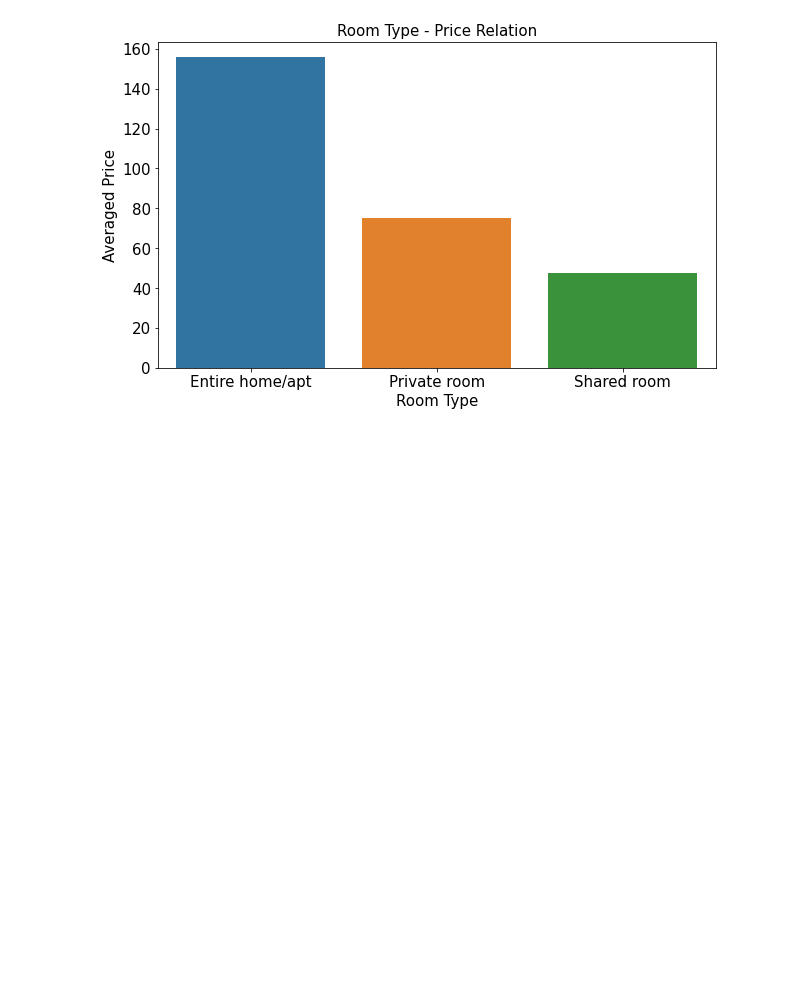
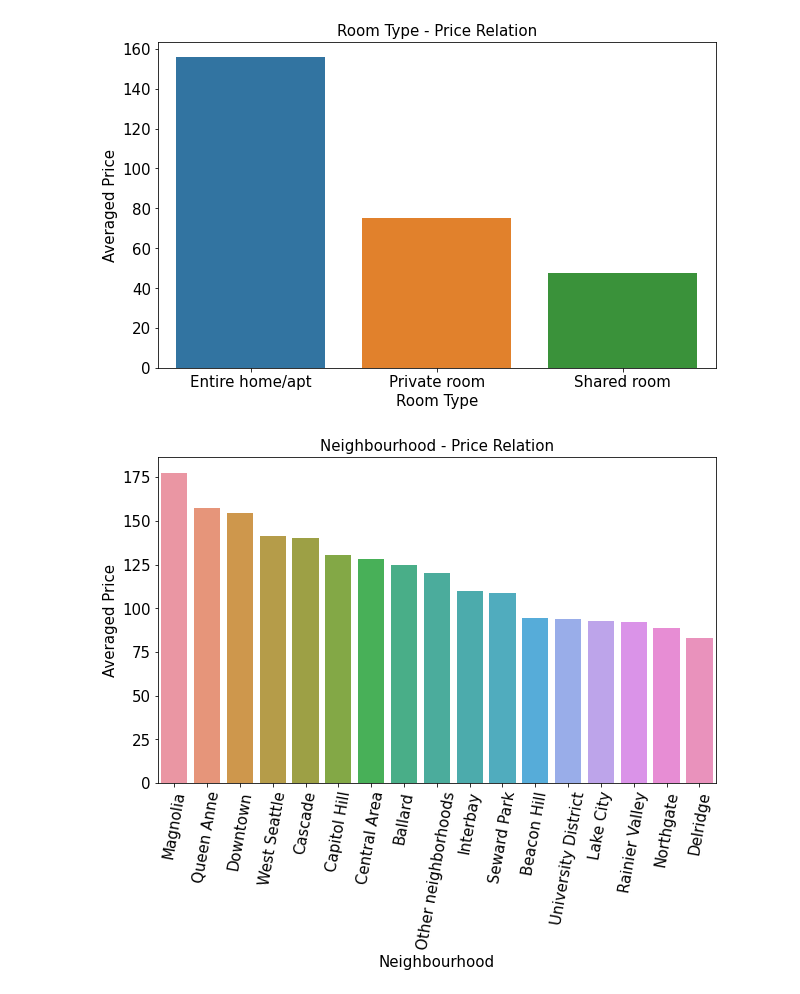
Before and after one commit to dongzhang84/Udacity-DS-nanodegree, a Jupyter notebook: Project_1/Seattle_Airbnb.ipynb, the cells around one changed output. Saved outputs shown, nothing was run; the diff lists cells and outputs as text; code cells hidden in the pictures; blank space fills up the shorter version.

```diff
--- a/Project_1/Seattle_Airbnb.ipynb
+++ b/Project_1/Seattle_Airbnb.ipynb
@@ -796,3 +796,23 @@ plt.title('Room Type - Price Relation', fontsize=15)
 fig.show()
 # %% [output]
 [figure]
+# %%
+# Look into neighbourhood_group_cleansed
+
+df_neighb = group_result('neighbourhood_group_cleansed', 'price', df_list_origin)
+df_neighb = df_neighb.sort_values('Mean',ascending=False)
+# %%
+# Visualize the above df_neighb
+
+fig, ax = plt.subplots(figsize=(10, 6))
+sns.barplot(x='neighbourhood_group_cleansed', y = 'Mean',data=df_neighb, ax=ax)
+plt.xticks(rotation=80)
+plt.xticks(fontsize=15)
+plt.yticks(fontsize=15)
+plt.xlabel('Neighbourhood', fontsize=15)
+plt.ylabel('Averaged Price', fontsize=15)
+plt.title('Neighbourhood - Price Relation', fontsize=15)
+
+fig.show()
+# %% [output]
+[figure, added]
```
Also changed, not shown: parts of 6 cells of this notebook.
